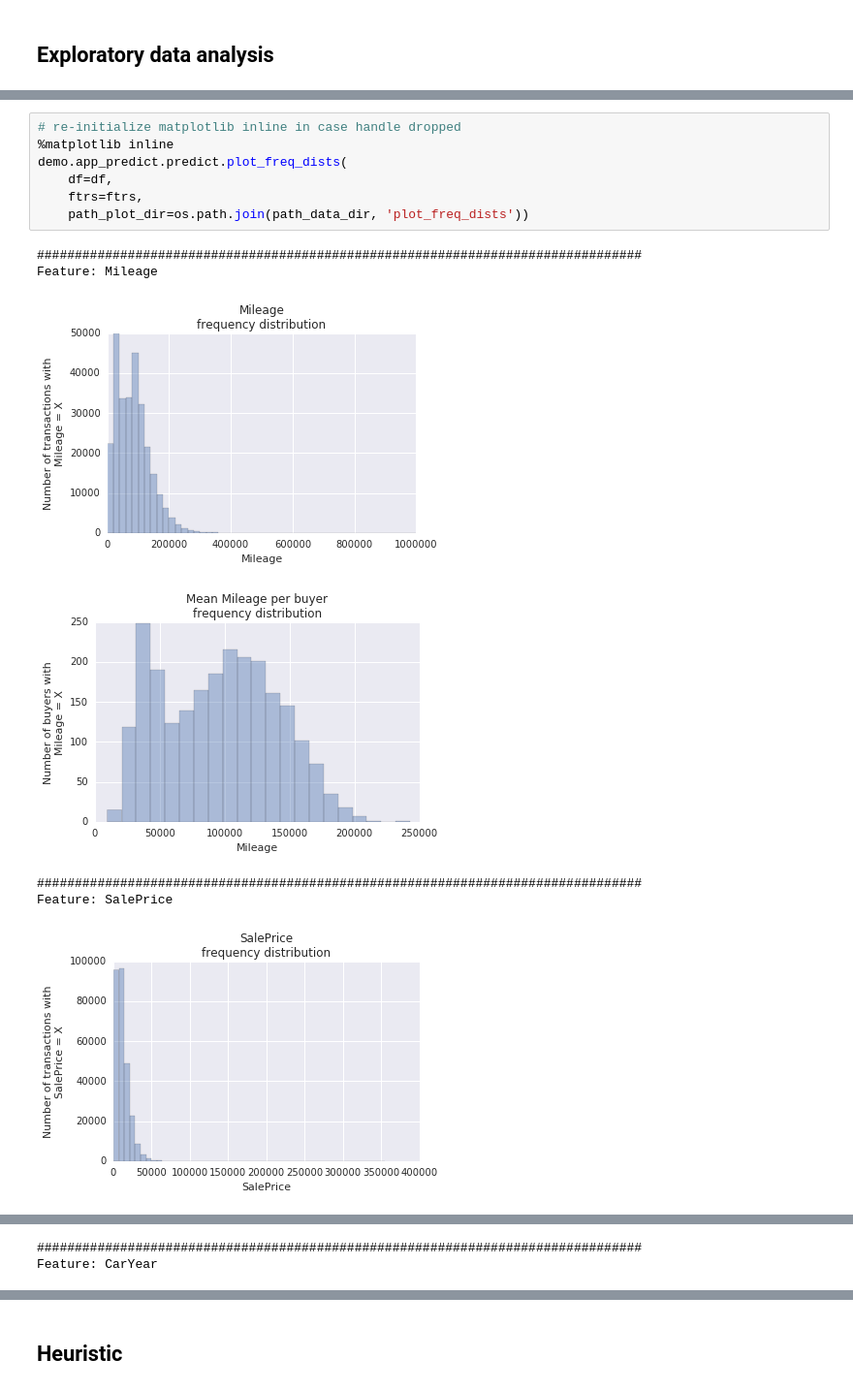
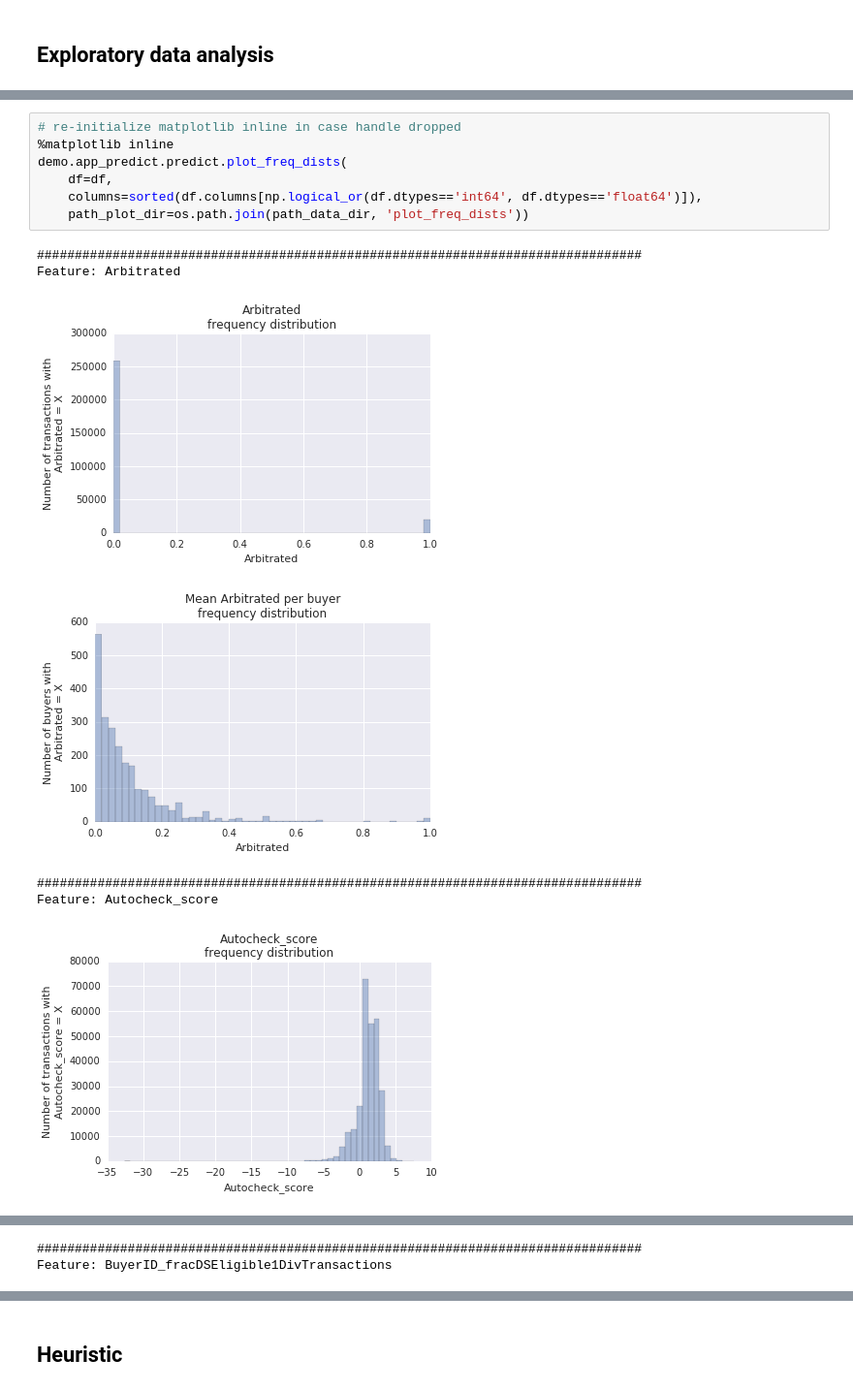
Before and after one commit to stharrold/demo, a Jupyter notebook: demo/app_predict/examples/example_app_predict_dev.ipynb, the cells around one changed output, grey strips where cells are left out. Shown at 97% size. Cells and saved outputs as stored; diff of their text form.

```diff
--- a/demo/app_predict/examples/example_app_predict_dev.ipynb
+++ b/demo/app_predict/examples/example_app_predict_dev.ipynb
@@ -224,15 +209,15 @@ df[ftrs].describe(include='all')
 # %%
 # re-initialize matplotlib inline in case handle dropped
 %matplotlib inline
 demo.app_predict.predict.plot_freq_dists(
     df=df,
-    ftrs=ftrs,
+    columns=sorted(df.columns[np.logical_or(df.dtypes=='int64', df.dtypes=='float64')]),
     path_plot_dir=os.path.join(path_data_dir, 'plot_freq_dists'))
 # %% [output]
 ################################################################################
-Feature: Mileage
+Feature: Arbitrated
-[figure, old version]
+[figure, new version]
-[figure, old version]
+[figure, new version]
 ################################################################################
-Feature: SalePrice
+Feature: Autocheck_score
-[figure, old version]
+[figure, new version]
@@ -240,2 +225,2 @@ Feature: SalePrice
 ################################################################################
-Feature: CarYear
+Feature: BuyerID_fracDSEligible1DivTransactions
```
Also changed, not shown: parts of 11 cells of this notebook, 1 other file.
